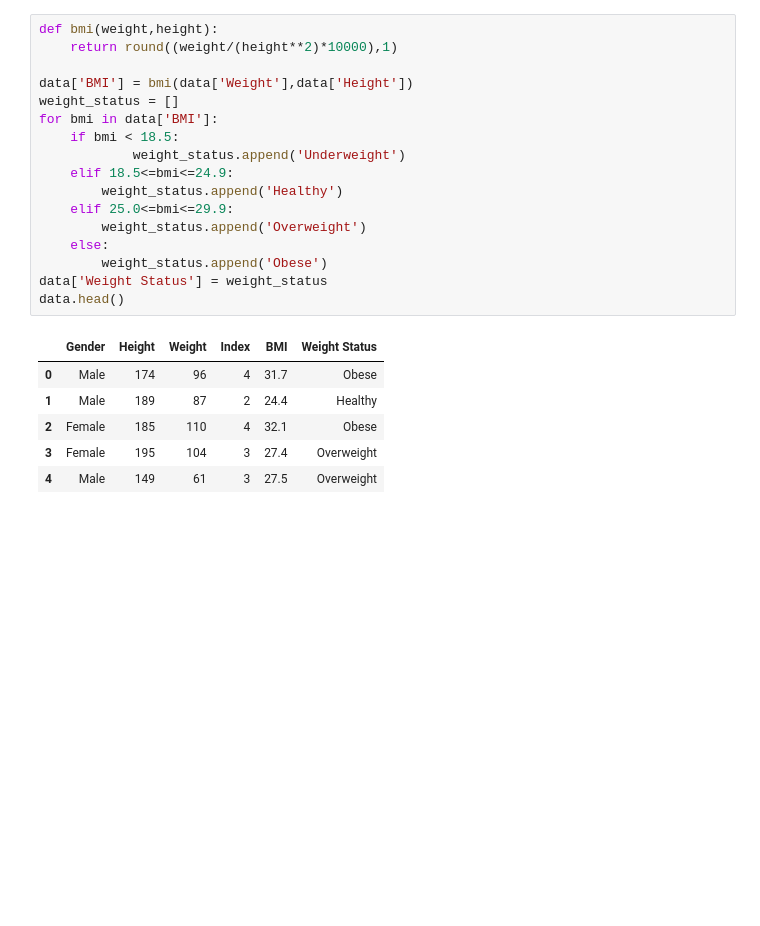
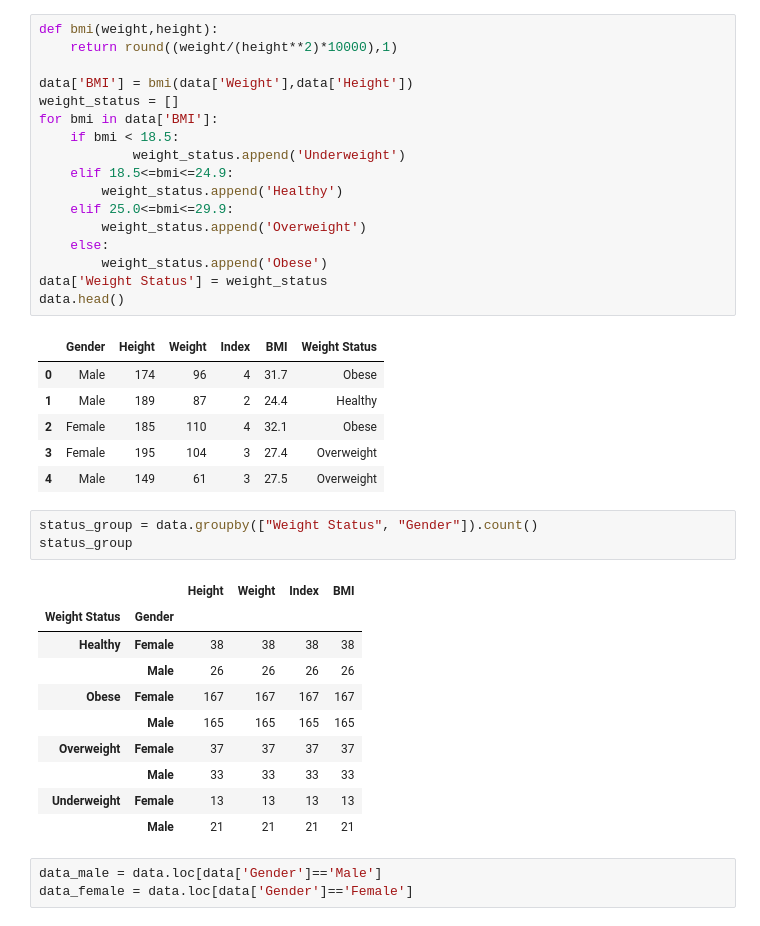
Before and after one commit to Forcystus91/Strive_challenge, a Jupyter notebook: strve_nutrition.ipynb, the cells around one changed output. Cells and saved outputs as stored; diff of their text form; blank space fills up the shorter version.

```diff
--- a/strve_nutrition.ipynb
+++ b/strve_nutrition.ipynb
@@ -36,3 +71,20 @@ data.head()
 | 2 | Female | 185 | 110 | 4 | 32.1 | Obese |
 | 3 | Female | 195 | 104 | 3 | 27.4 | Overweight |
 | 4 | Male | 149 | 61 | 3 | 27.5 | Overweight |
+# %%
+status_group = data.groupby(["Weight Status", "Gender"]).count()
+status_group
+# %% [output]
+|  |  | Height | Weight | Index | BMI |
+| Weight Status | Gender |  |  |  |  |
+| Healthy | Female | 38 | 38 | 38 | 38 |
+|  | Male | 26 | 26 | 26 | 26 |
+| Obese | Female | 167 | 167 | 167 | 167 |
+|  | Male | 165 | 165 | 165 | 165 |
+| Overweight | Female | 37 | 37 | 37 | 37 |
+|  | Male | 33 | 33 | 33 | 33 |
+| Underweight | Female | 13 | 13 | 13 | 13 |
+|  | Male | 21 | 21 | 21 | 21 |
+# %%
+data_male = data.loc[data['Gender']=='Male']
+data_female = data.loc[data['Gender']=='Female']
```
Also changed, not shown: parts of 17 cells of this notebook.
